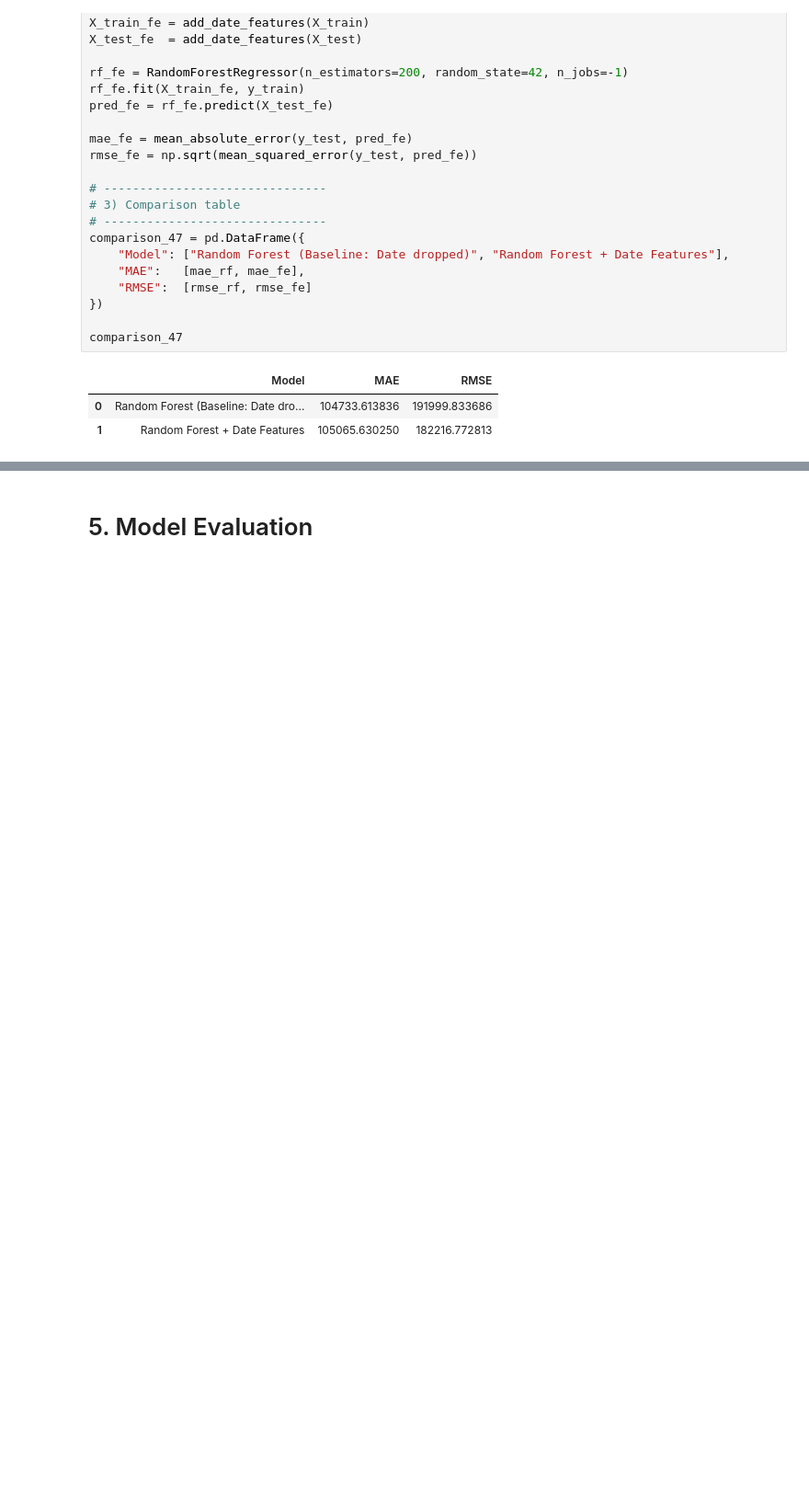
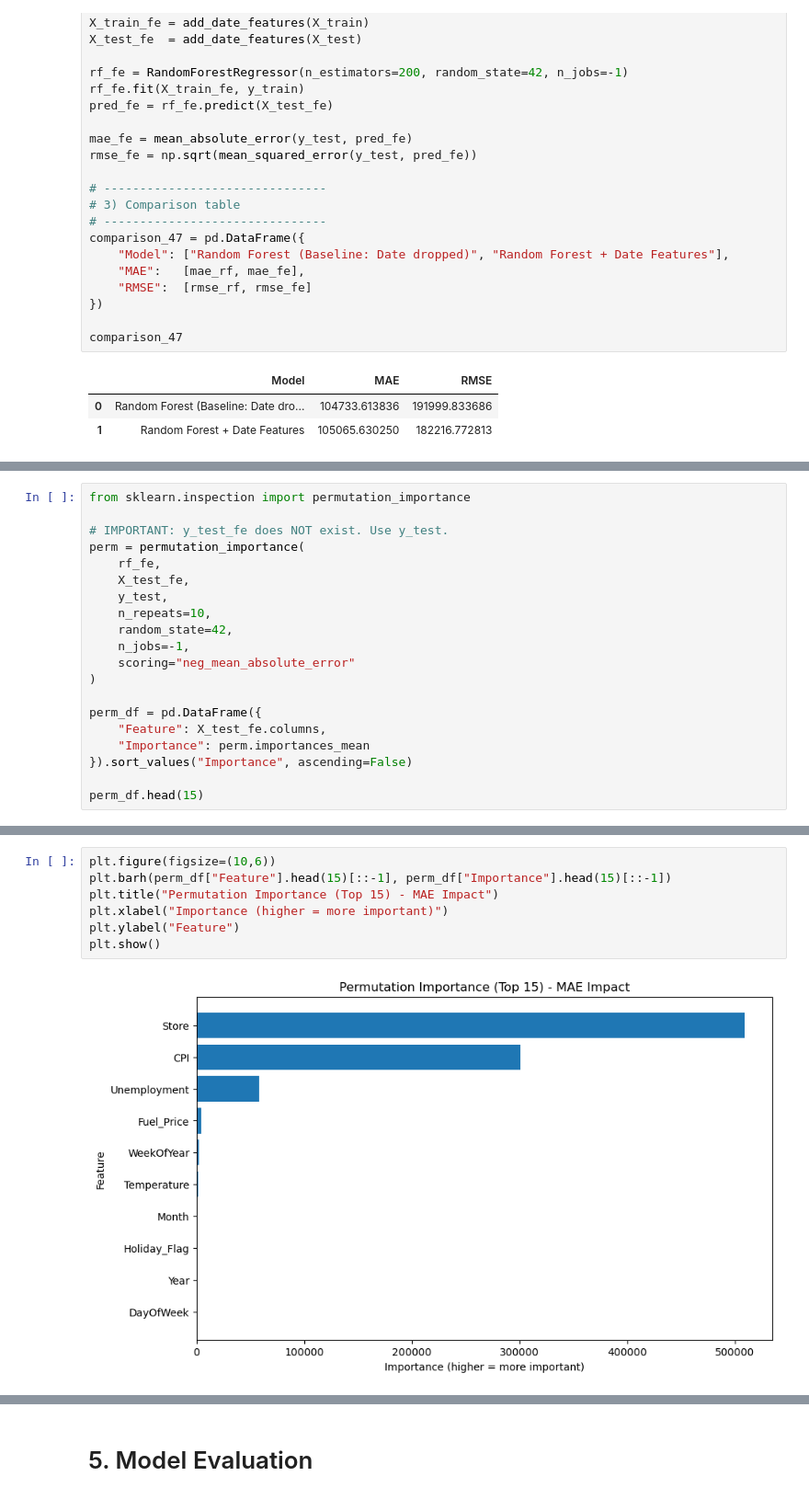
Before and after one commit to vaishnaviTP123/MLDP-Project-3, a Jupyter notebook: MLDP Program Codes Submission Template.ipynb, the cells around one changed output, grey strips where cells are left out. Shown at 92% size. Drawn from its saved outputs; the diff is of its cells as text; blank space fills up the shorter version.

```diff
--- a/MLDP Program Codes Submission Template.ipynb
+++ b/MLDP Program Codes Submission Template.ipynb
@@ -765,0 +850,20 @@ comparison_47
+# %%
+from sklearn.inspection import permutation_importance
+
+# IMPORTANT: y_test_fe does NOT exist. Use y_test.
+perm = permutation_importance(
+    rf_fe,
+    X_test_fe,
+    y_test,
+    n_repeats=10,
+    random_state=42,
+    n_jobs=-1,
+    scoring="neg_mean_absolute_error"
+)
+
+perm_df = pd.DataFrame({
+    "Feature": X_test_fe.columns,
+    "Importance": perm.importances_mean
+}).sort_values("Importance", ascending=False)
+
+perm_df.head(15)
@@ -765,0 +882,9 @@ comparison_47
+# %%
+plt.figure(figsize=(10,6))
+plt.barh(perm_df["Feature"].head(15)[::-1], perm_df["Importance"].head(15)[::-1])
+plt.title("Permutation Importance (Top 15) - MAE Impact")
+plt.xlabel("Importance (higher = more important)")
+plt.ylabel("Feature")
+plt.show()
+# %% [output]
+[figure, added]
```
Also changed, not shown: parts of 19 cells of this notebook.
